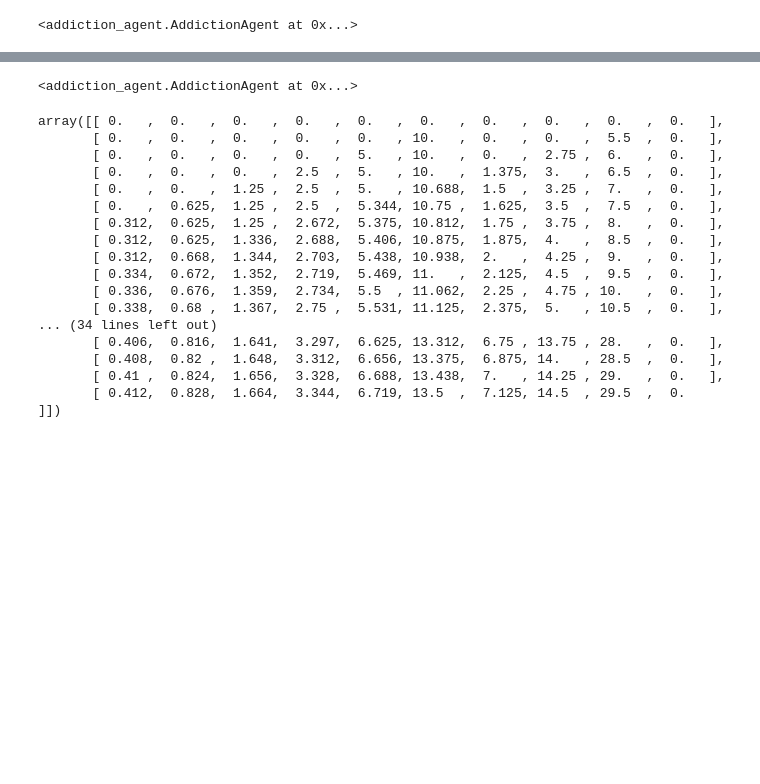
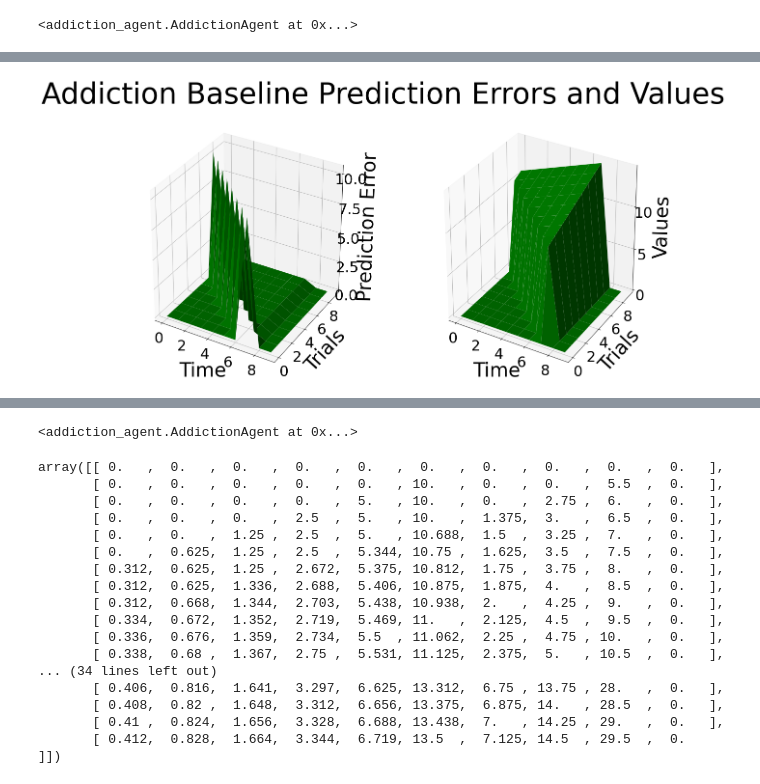
Before and after one commit to jagalinho/nyu-ccm-rl-addiction, a Jupyter notebook: Plots.ipynb, the cells around one changed output, grey strips where cells are left out. Drawn from its saved outputs; the diff is of its cells as text; code cells hidden in the pictures; blank space fills up the shorter version.

```diff
--- a/Plots.ipynb
+++ b/Plots.ipynb
@@ -55,0 +49,4 @@ array([[ 0. ,  0. ,  0. ,  0. ,  0. ,  0. ,  0. ,  0. ,  0. ,  0. ],
+# %%
+comp2 = addiction_agent.plot_comparison(agent_add.prediction_error, agent_add.value, "Addiction Baseline Prediction Errors and Values", 'Prediction Error', 'Values')
+# %% [output]
+[figure, added]
```
Also changed, not shown: parts of 11 cells of this notebook, 4 other files.
